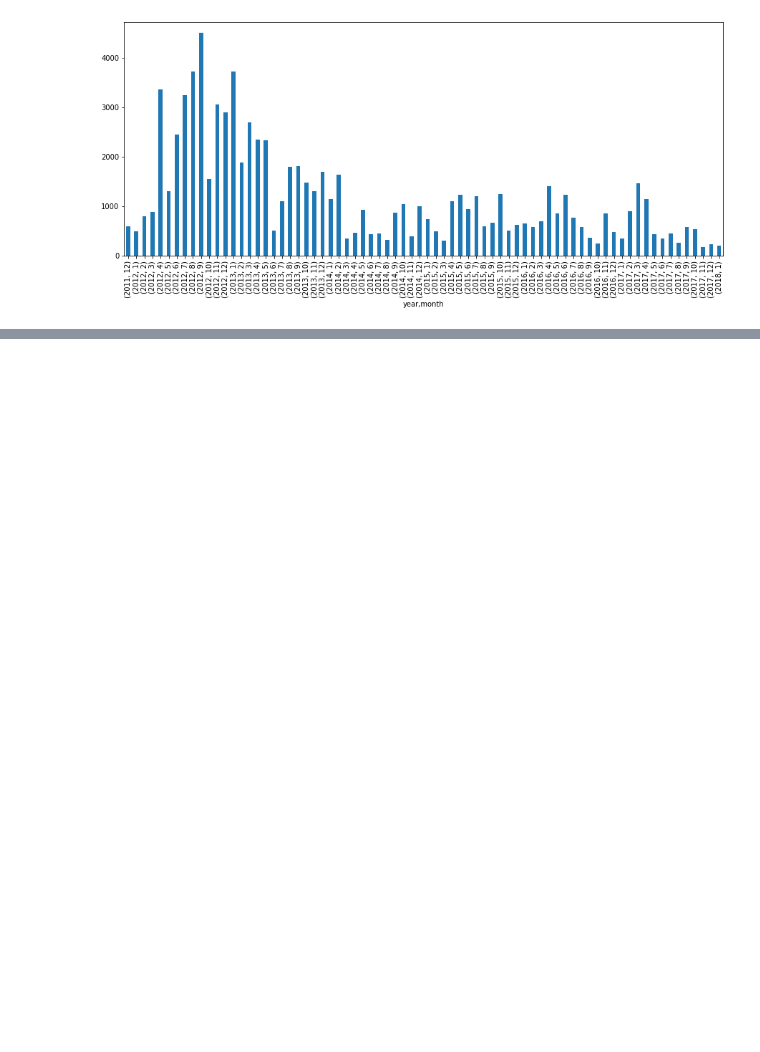
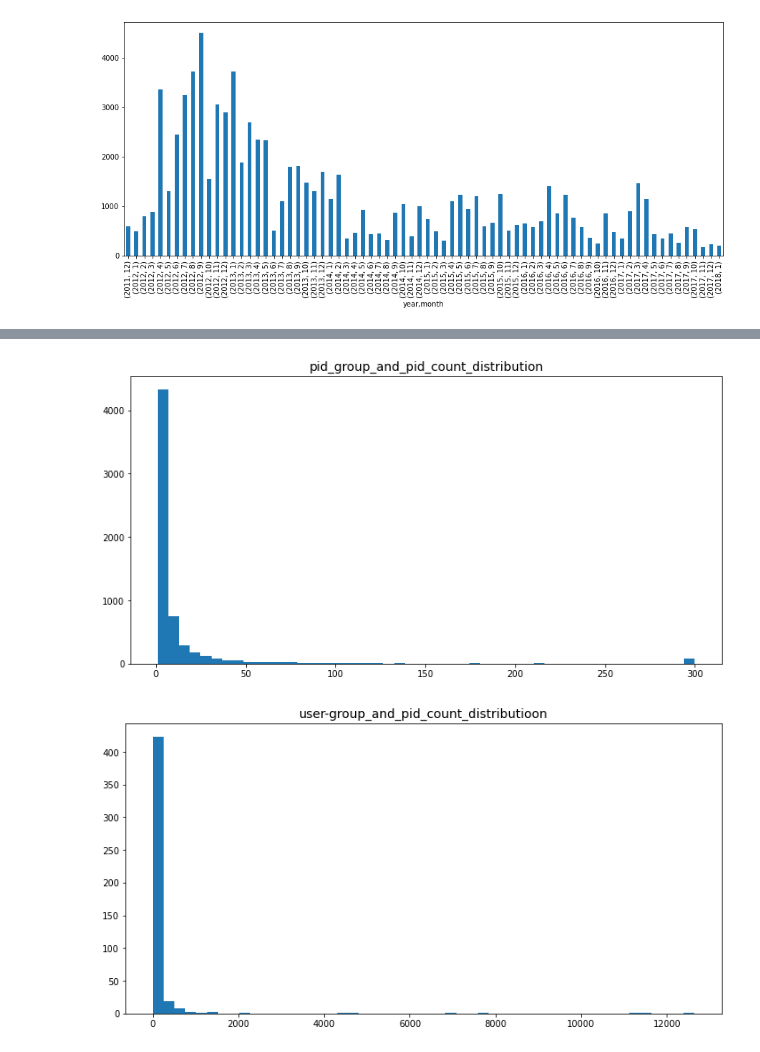
Before and after one commit to johnhhu2020/DataCamp-Data-Scientist-with-Python-Track, a Jupyter notebook: The GitHub History of the Scala Language.ipynb, the cells around one changed output, grey strips where cells are left out. Drawn from its saved outputs; the diff is of its cells as text; code cells hidden in the pictures; blank space fills up the shorter version.

```diff
--- a/The GitHub History of the Scala Language.ipynb
+++ b/The GitHub History of the Scala Language.ipynb
@@ -256,0 +262,20 @@ print(dir(pd.Series))
+# %%
+# Afetr reading above words, I have no idea what to do.  Doec 'pid' counts represent the pull_id? Also the user_id
+
+
+fig = plt.figure(figsize=(12,6))
+
+plt.hist(f_df.groupby('pid')['pid'].count(), bins=50)
+plt.title('pid_group_and_pid_count_distribution', fontsize=14)
+plt.show()
+
+
+
+fig = plt.figure(figsize=(12,6))
+
+plt.hist(f_df.groupby('user')['pid'].count(), bins=50)   ## Group by the submitter the 'user'
+plt.title('user-group_and_pid_count_distributioon', fontsize=14)
+plt.show()
+# %% [output]
+[figure, added]
+[figure, added]
```
Also changed, not shown: parts of 20 cells of this notebook.
